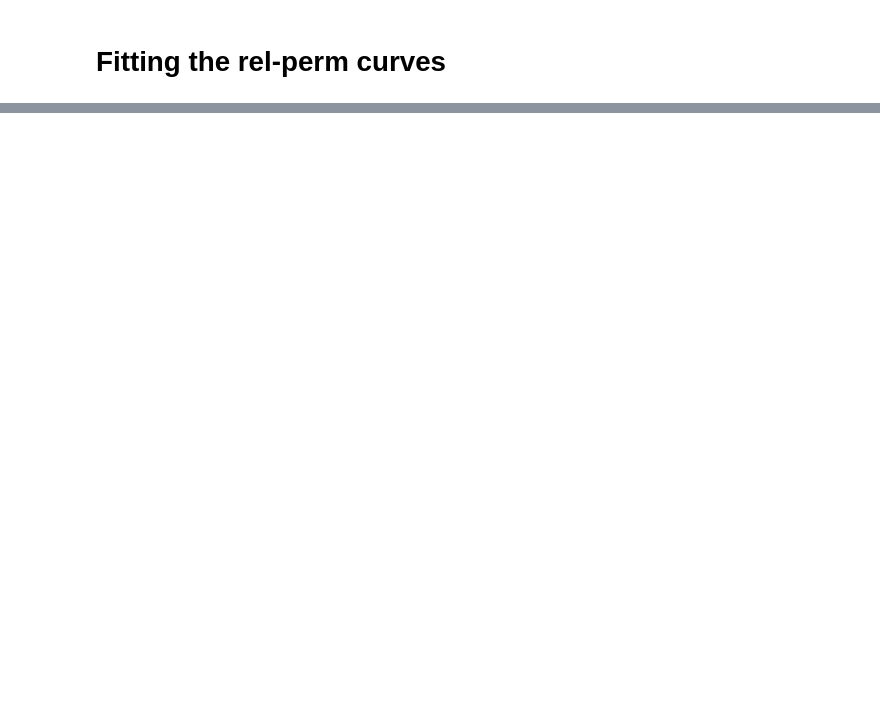
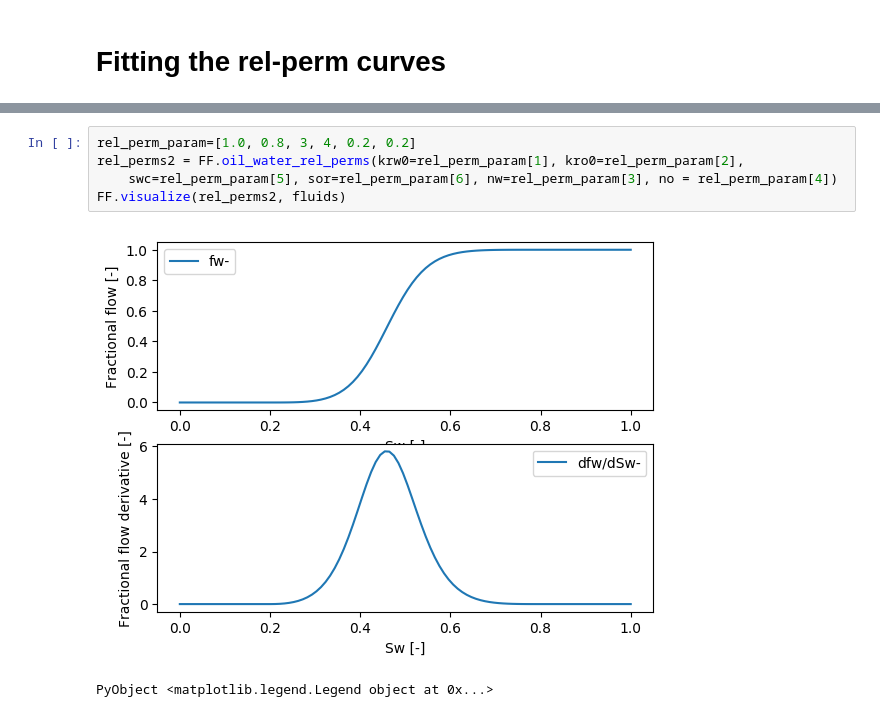
Before and after one commit to simulkade/peteng, a Jupyter notebook: analytical/notebooks/test_fractional_flow_package.ipynb, the cells around one changed output, grey strips where cells are left out. Saved outputs shown, nothing was run; the diff lists cells and outputs as text; blank space fills up the shorter version.

```diff
--- a/analytical/notebooks/test_fractional_flow_package.ipynb
+++ b/analytical/notebooks/test_fractional_flow_package.ipynb
@@ -216,0 +210,8 @@ find(rand(100).>0.8)[1]
+# %%
+rel_perm_param=[1.0, 0.8, 3, 4, 0.2, 0.2]
+rel_perms2 = FF.oil_water_rel_perms(krw0=rel_perm_param[1], kro0=rel_perm_param[2],
+    swc=rel_perm_param[5], sor=rel_perm_param[6], nw=rel_perm_param[3], no = rel_perm_param[4])
+FF.visualize(rel_perms2, fluids)
+# %% [output]
+[figure, added]
+PyObject <matplotlib.legend.Legend object at 0x...>
```
Also changed, not shown: parts of 16 cells of this notebook, 3 other files.
